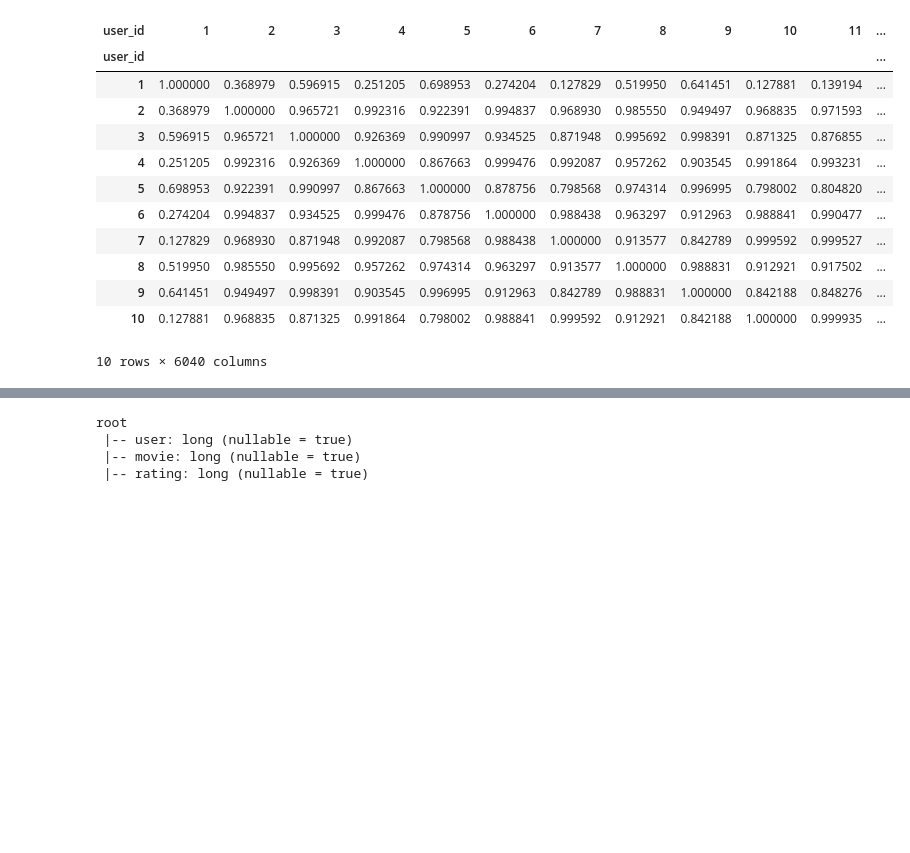
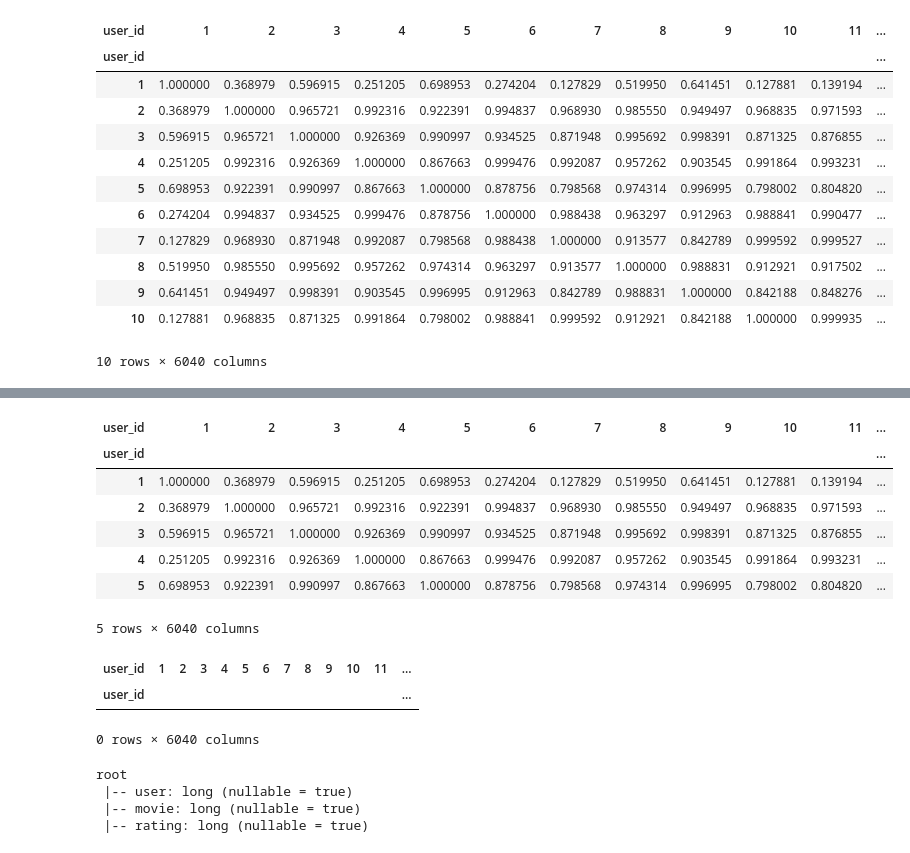
Before and after one commit to mkpetterson/recommender_study, a Jupyter notebook: cindy.ipynb, the cells around one changed output, grey strips where cells are left out. Cells and saved outputs as stored; diff of their text form; code cells hidden in the pictures; blank space fills up the shorter version.

```diff
--- a/cindy.ipynb
+++ b/cindy.ipynb
@@ -390,3 +485,20 @@ User Cosine Similarity Matrix:
+# %%
+users_sim_mat.
+# %% [output]
+| user_id | 1 | 2 | 3 | 4 | 5 | 6 | 7 | 8 | 9 | 10 | 11 | ... |
+| user_id |  |  |  |  |  |  |  |  |  |  |  | ... |
+| 1 | 1.000000 | 0.368979 | 0.596915 | 0.251205 | 0.698953 | 0.274204 | 0.127829 | 0.519950 | 0.641451 | 0.127881 | 0.139194 | ... |
+| 2 | 0.368979 | 1.000000 | 0.965721 | 0.992316 | 0.922391 | 0.994837 | 0.968930 | 0.985550 | 0.949497 | 0.968835 | 0.971593 | ... |
+| 3 | 0.596915 | 0.965721 | 1.000000 | 0.926369 | 0.990997 | 0.934525 | 0.871948 | 0.995692 | 0.998391 | 0.871325 | 0.876855 | ... |
+| 4 | 0.251205 | 0.992316 | 0.926369 | 1.000000 | 0.867663 | 0.999476 | 0.992087 | 0.957262 | 0.903545 | 0.991864 | 0.993231 | ... |
+| 5 | 0.698953 | 0.922391 | 0.990997 | 0.867663 | 1.000000 | 0.878756 | 0.798568 | 0.974314 | 0.996995 | 0.798002 | 0.804820 | ... |
+5 rows × 6040 columns
+# %%
+users_sim_mat[(round(users_sim_mat, 5) >= 1).sum() ==0]
+# %% [output]
+| user_id | 1 | 2 | 3 | 4 | 5 | 6 | 7 | 8 | 9 | 10 | 11 | ... |
+| user_id |  |  |  |  |  |  |  |  |  |  |  | ... |
+0 rows × 6040 columns
 # %%
 # Setup a SparkSession
 from pyspark.sql import SparkSession
```
Also changed, not shown: parts of 12 cells of this notebook, 2 other files.
